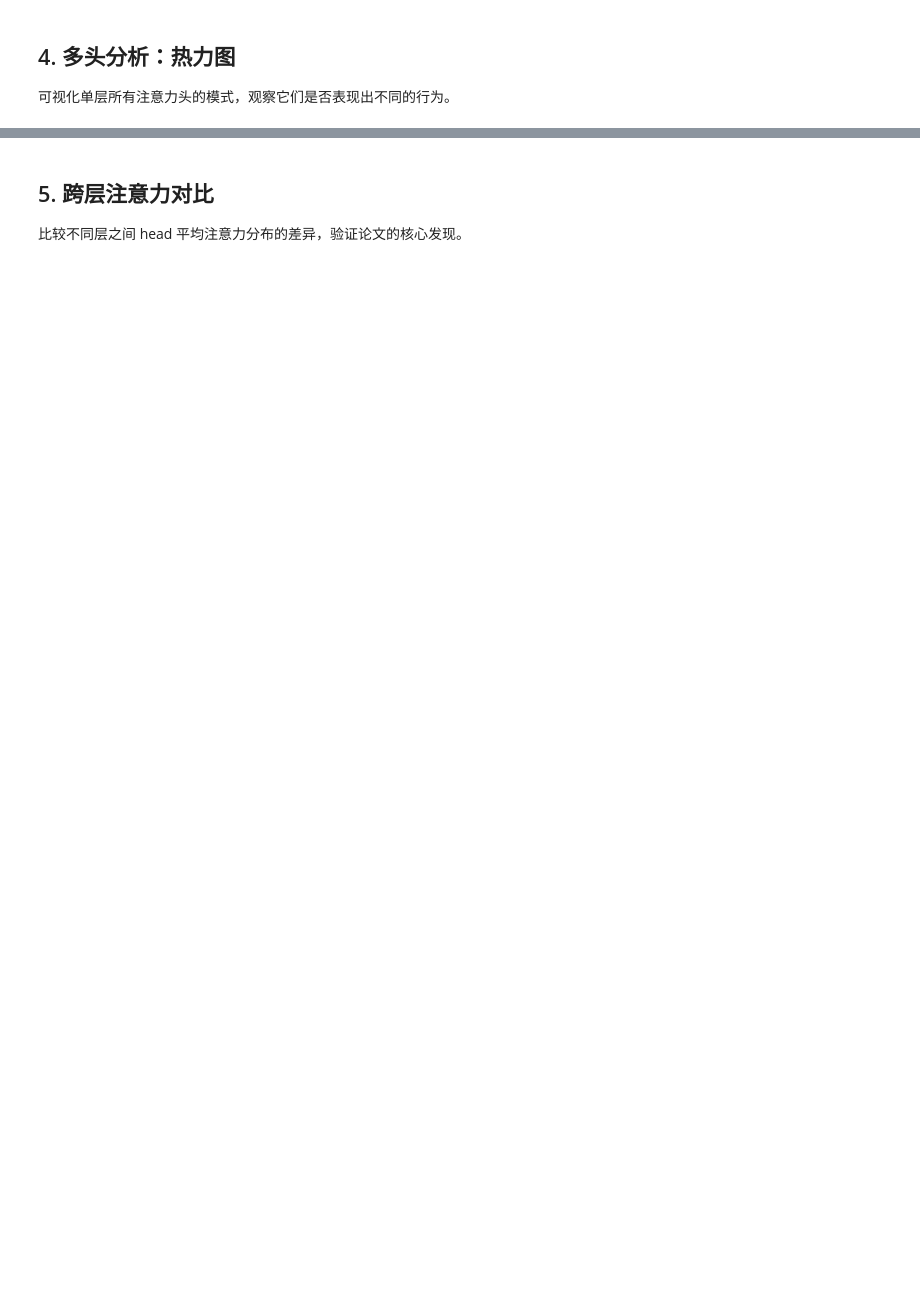
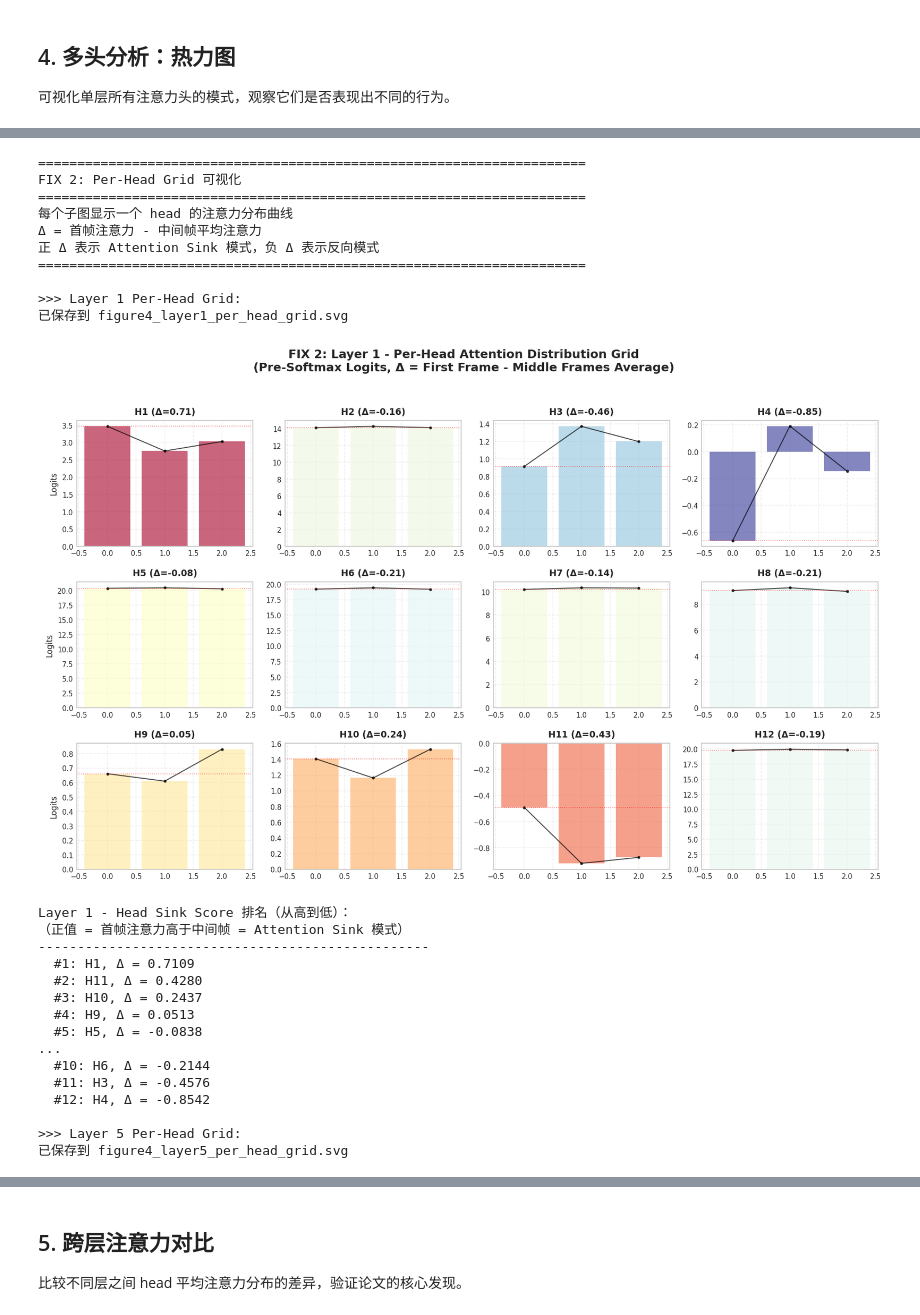
Before and after one commit to winbeau/Self-Forcing-fork, a Jupyter notebook: plot_figure4.ipynb, the cells around one changed output, grey strips where cells are left out. Cells and saved outputs as stored; diff of their text form; code cells hidden in the pictures; blank space fills up the shorter version.

```diff
--- a/plot_figure4.ipynb
+++ b/plot_figure4.ipynb
@@ -428,17 +973,56 @@ def plot_all_heads_heatmap(
 # %%
-# 绘制所有 head 的热力图
+# FIX 2: 绘制 Per-Head Grid 可视化
+# 这是关键修复：可以清晰看到每个 head 的独立模式
+
+print("=" * 70)
+print("FIX 2: Per-Head Grid 可视化")
+print("=" * 70)
+print("每个子图显示一个 head 的注意力分布曲线")
+print("Δ = 首帧注意力 - 中间帧平均注意力")
+print("正 Δ 表示 Attention Sink 模式，负 Δ 表示反向模式")
+print("=" * 70)
+
 # Layer 0 (L1) - 第 1 层
 if 0 in layer_attention_data:
-    fig = plot_all_heads_heatmap(
+    print("\n>>> Layer 1 Per-Head Grid:")
+    fig = plot_per_head_grid(
         layer_attention_data,
         layer_idx=0,
-        save_path="figure4_layer1_all_heads.svg"
+        save_path="figure4_layer1_per_head_grid.svg"
     )
 
 # Layer 4 (L5) - 第 5 层
 if 4 in layer_attention_data:
-    fig = plot_all_heads_heatmap(
+    print("\n>>> Layer 5 Per-Head Grid:")
+    fig = plot_per_head_grid(
         layer_attention_data,
         layer_idx=4,
-        save_path="figure4_layer5_all_heads.svg"
+        save_path="figure4_layer5_per_head_grid.svg"
     )
+# %% [output]
+======================================================================
+FIX 2: Per-Head Grid 可视化
+======================================================================
+每个子图显示一个 head 的注意力分布曲线
+Δ = 首帧注意力 - 中间帧平均注意力
+正 Δ 表示 Attention Sink 模式，负 Δ 表示反向模式
+======================================================================
+
+>>> Layer 1 Per-Head Grid:
+已保存到 figure4_layer1_per_head_grid.svg
+[figure, added]
+Layer 1 - Head Sink Score 排名（从高到低）：
+（正值 = 首帧注意力高于中间帧 = Attention Sink 模式）
+--------------------------------------------------
+  #1: H1, Δ = 0.7109
+  #2: H11, Δ = 0.4280
+  #3: H10, Δ = 0.2437
+  #4: H9, Δ = 0.0513
+  #5: H5, Δ = -0.0838
+...
+  #10: H6, Δ = -0.2144
+  #11: H3, Δ = -0.4576
+  #12: H4, Δ = -0.8542
+
+>>> Layer 5 Per-Head Grid:
+已保存到 figure4_layer5_per_head_grid.svg
```
Also changed, not shown: parts of 18 cells of this notebook, 17 other files.
